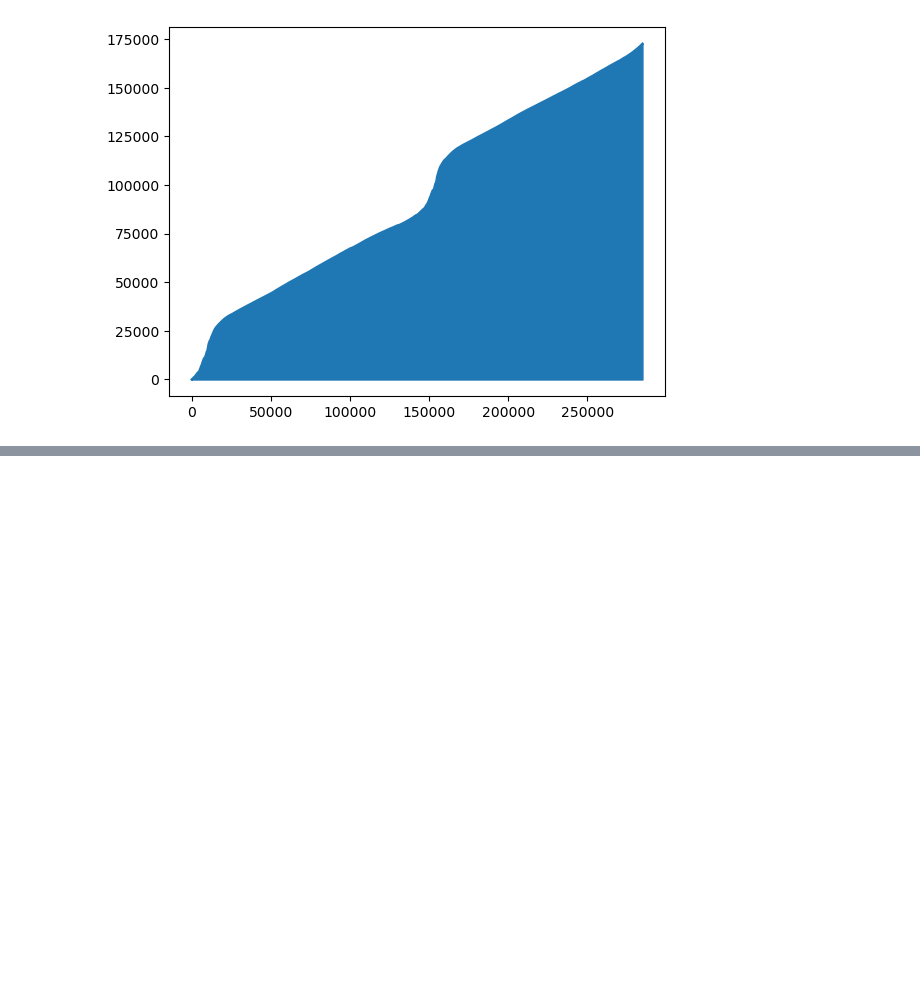
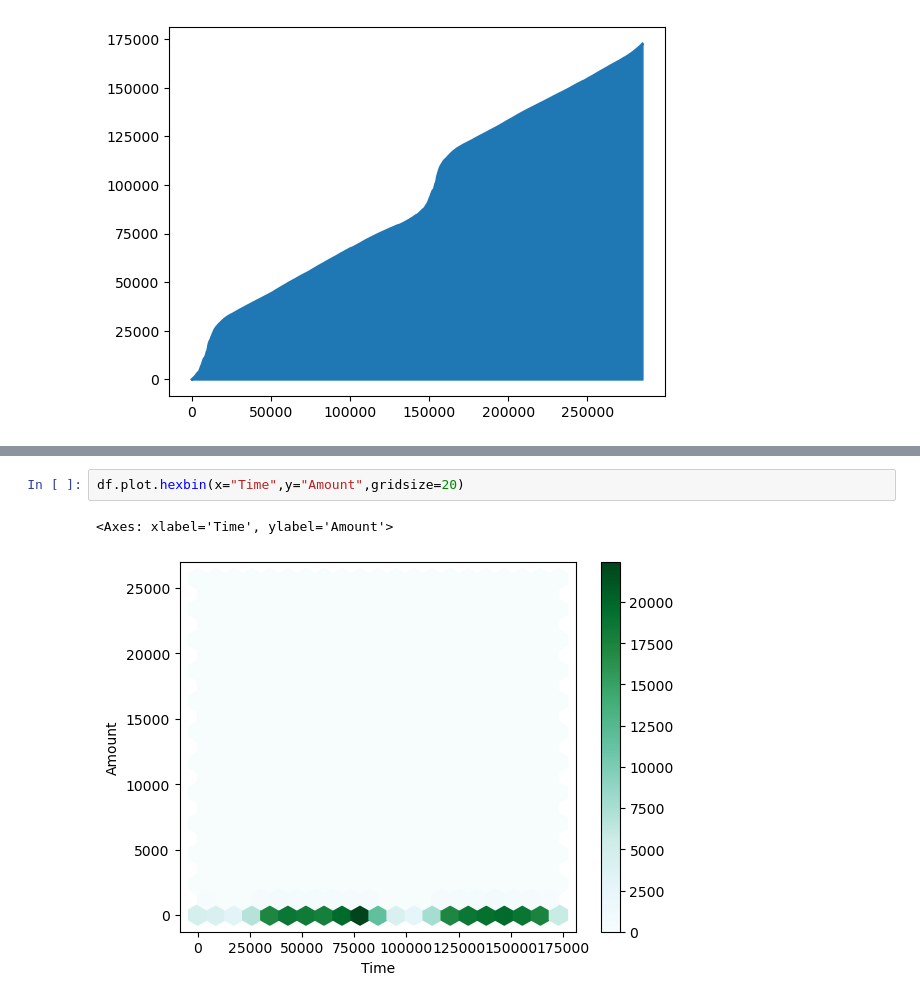
Before and after one commit to Luksh/Machine-Learning-Class, a Jupyter notebook: Assignment/credit_card.ipynb, the cells around one changed output, grey strips where cells are left out. Drawn from its saved outputs; the diff is of its cells as text; blank space fills up the shorter version.

```diff
--- a/Assignment/Untitled.ipynb
+++ b/Assignment/credit_card.ipynb
@@ -47,0 +45,5 @@ KeyboardInterrupt:
+# %%
+df.plot.hexbin(x="Time",y="Amount",gridsize=20)
+# %% [output]
+<Axes: xlabel='Time', ylabel='Amount'>
+[figure, added]
```
Also changed, not shown: parts of 8 cells of this notebook, 1 other file.
